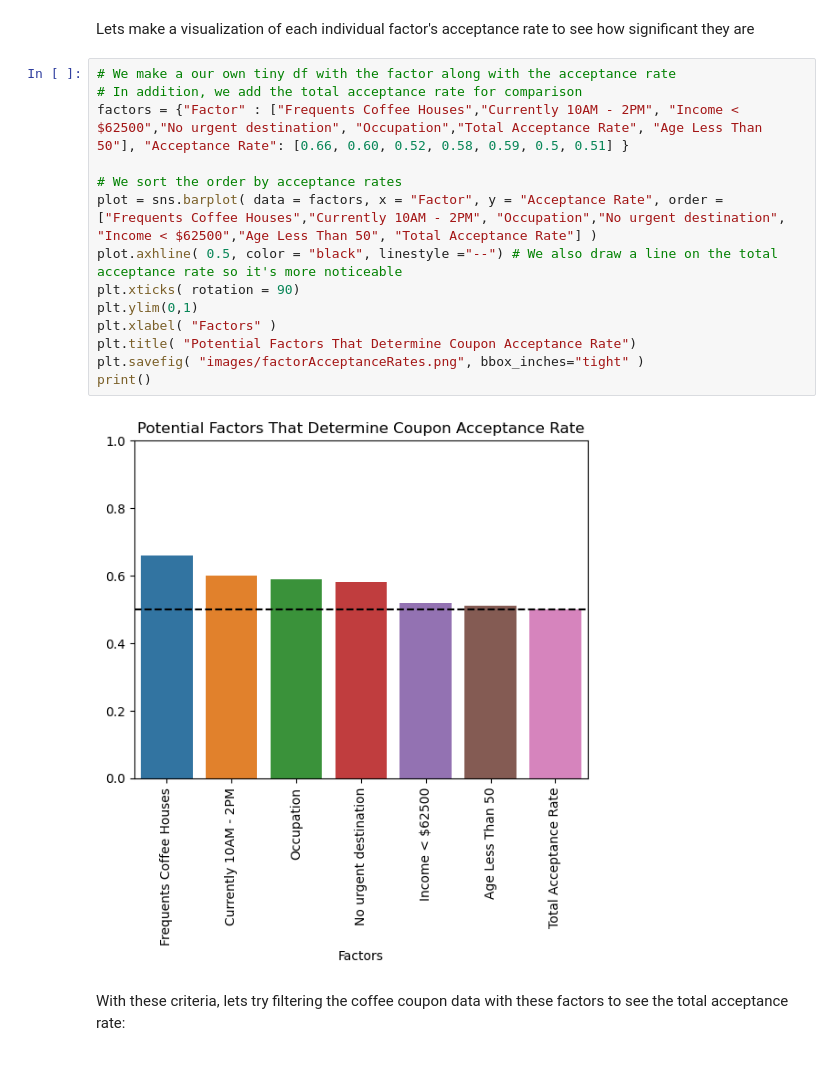
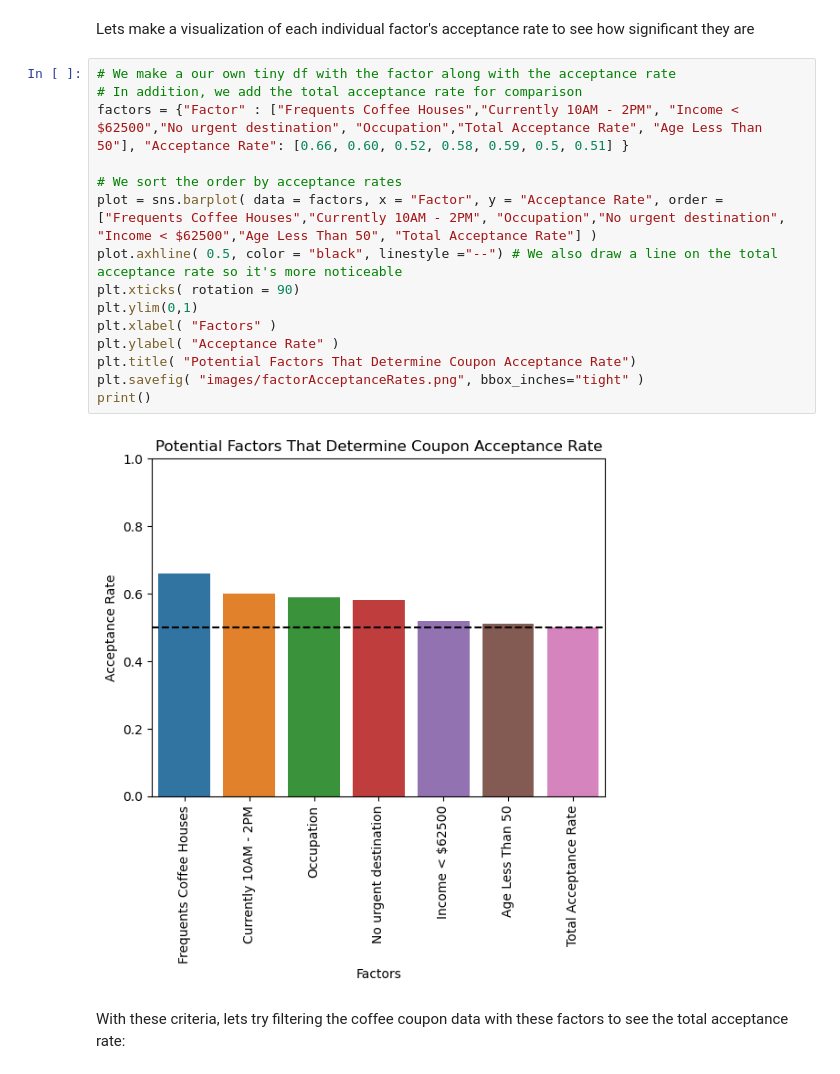
Before and after one commit to DKW2/coupon-acceptance, a Jupyter notebook: CouponAnalysis.ipynb, the cells around one changed output. Saved outputs shown, nothing was run; the diff lists cells and outputs as text.

Commit message:
Forgot y-label for image

```diff
--- a/CouponAnalysis.ipynb
+++ b/CouponAnalysis.ipynb
@@ -776,19 +776,20 @@ Lets make a visualization of each individual factor's acceptance rate to see how
 # %%
 # We make a our own tiny df with the factor along with the acceptance rate
 # In addition, we add the total acceptance rate for comparison
 factors = {"Factor" : ["Frequents Coffee Houses","Currently 10AM - 2PM", "Income < $62500","No urgent destination", "Occupation","Total Acceptance Rate", "Age Less Than 50"], "Acceptance Rate": [0.66, 0.60, 0.52, 0.58, 0.59, 0.5, 0.51] }
 
 # We sort the order by acceptance rates
 plot = sns.barplot( data = factors, x = "Factor", y = "Acceptance Rate", order = ["Frequents Coffee Houses","Currently 10AM - 2PM", "Occupation","No urgent destination", "Income < $62500","Age Less Than 50", "Total Acceptance Rate"] )
 plot.axhline( 0.5, color = "black", linestyle ="--") # We also draw a line on the total acceptance rate so it's more noticeable
 plt.xticks( rotation = 90)
 plt.ylim(0,1)
 plt.xlabel( "Factors" )
+plt.ylabel( "Acceptance Rate" )
 plt.title( "Potential Factors That Determine Coupon Acceptance Rate")
 plt.savefig( "images/factorAcceptanceRates.png", bbox_inches="tight" )
 print()
 # %% [output]
-[figure, old version]
+[figure, new version]
 # %% [markdown]
 With these criteria, lets try filtering the coffee coupon data with these factors to see the total acceptance rate:
 # %%
```
Also changed, not shown: 1 other file.
